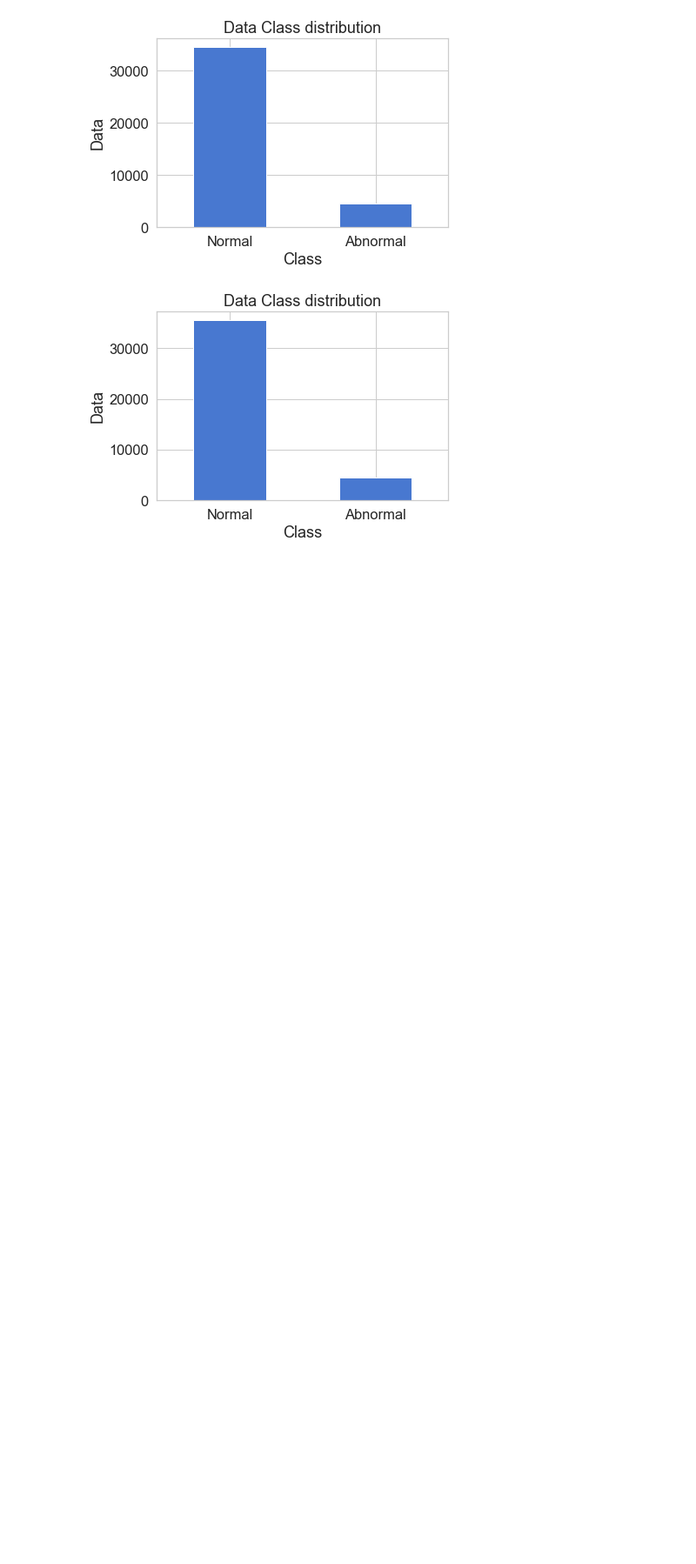
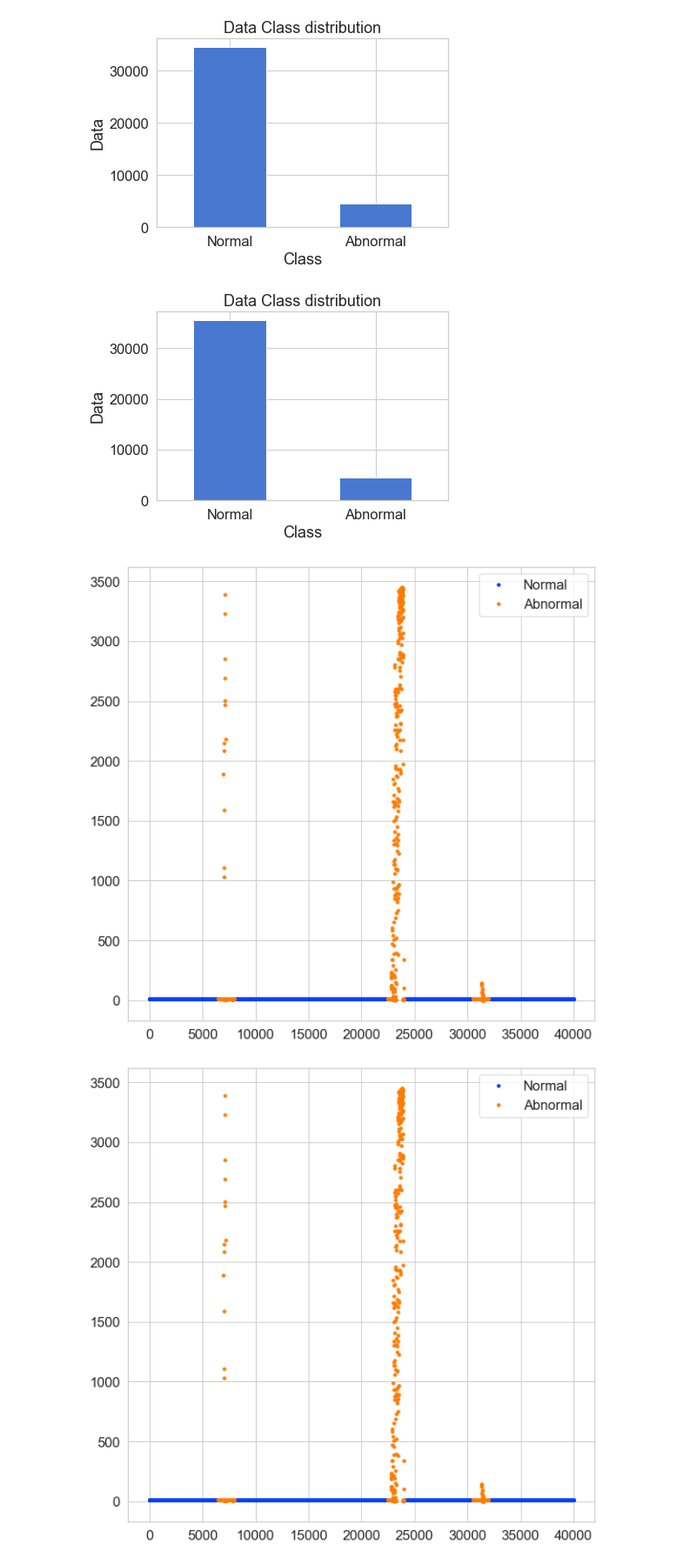
Before and after one commit to 98uranus/Autoencoder, a Jupyter notebook: Performance_graph.ipynb, the cells around one changed output. Shown at 87% size. Saved outputs shown, nothing was run; the diff lists cells and outputs as text; code cells hidden in the pictures; blank space fills up the shorter version.

```diff
--- a/Performance_graph.ipynb
+++ b/Performance_graph.ipynb
@@ -229,3 +270,16 @@ def load_models2(Model_Name, AE_models, AE_Name):
+# %%
+rate = list(np.arange(8,11,0.2))
+
+Model_Name = ["DAGMM1","DAGMM2"]
+AE_models = ['DAGMM_AE_h8_l4','DAGMM_AE2_h8_l4']
+AE_Name = ["DAGMM_AE_h8_l4_n1","DAGMM_AE2_h8_l4_n1"]
+GMM_models = ['DAGMM_GMM_h8_l4_n1.pkl','DAGMM_GMM2_h8_l4_n1.pkl']
+GMM_Name = ['DAGMM_GMM_h8_l4_n1','DAGMM_GMM2_h8_l4_n1']
+df0 = GMM_models1(Model_Name, AE_models, AE_Name, GMM_models, GMM_Name, rate)
+GMM_models_plot(Model_Name, df0)
+# %% [output]
+[figure, added]
+[figure, added]
 # %%
 def ROC_Curve1(df, Model_Name, rate):
     """ROC_Curve(df, Model_Name, rate)
```
Also changed, not shown: parts of 6 cells of this notebook.
